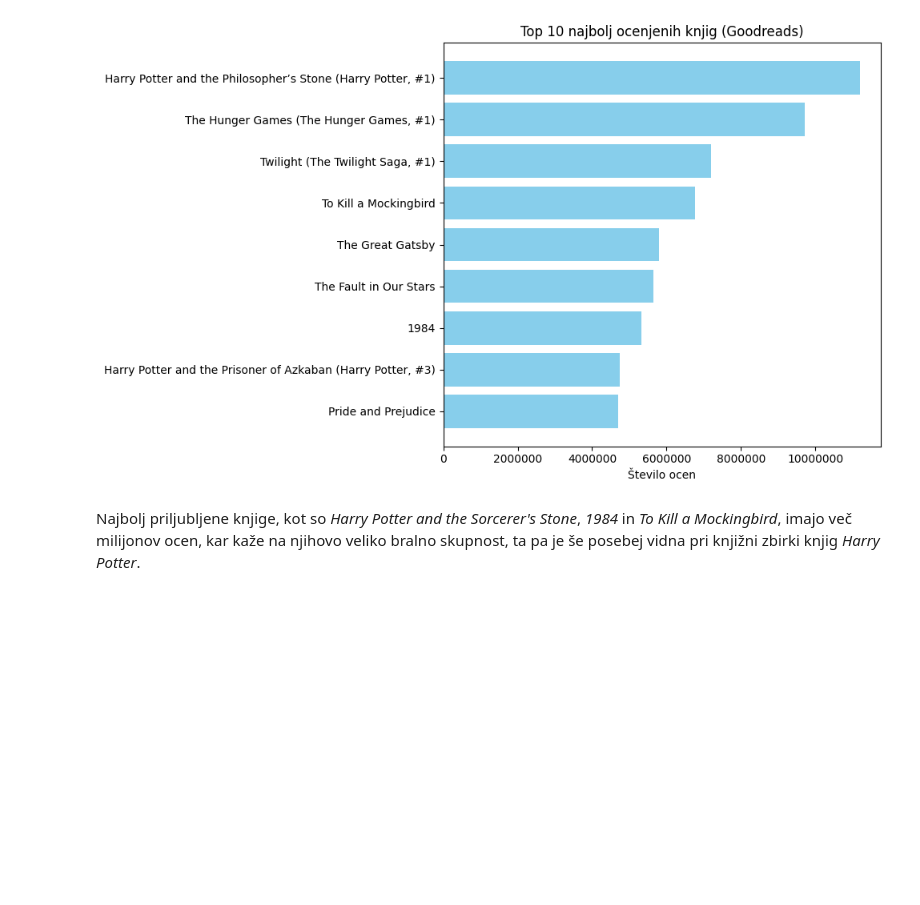
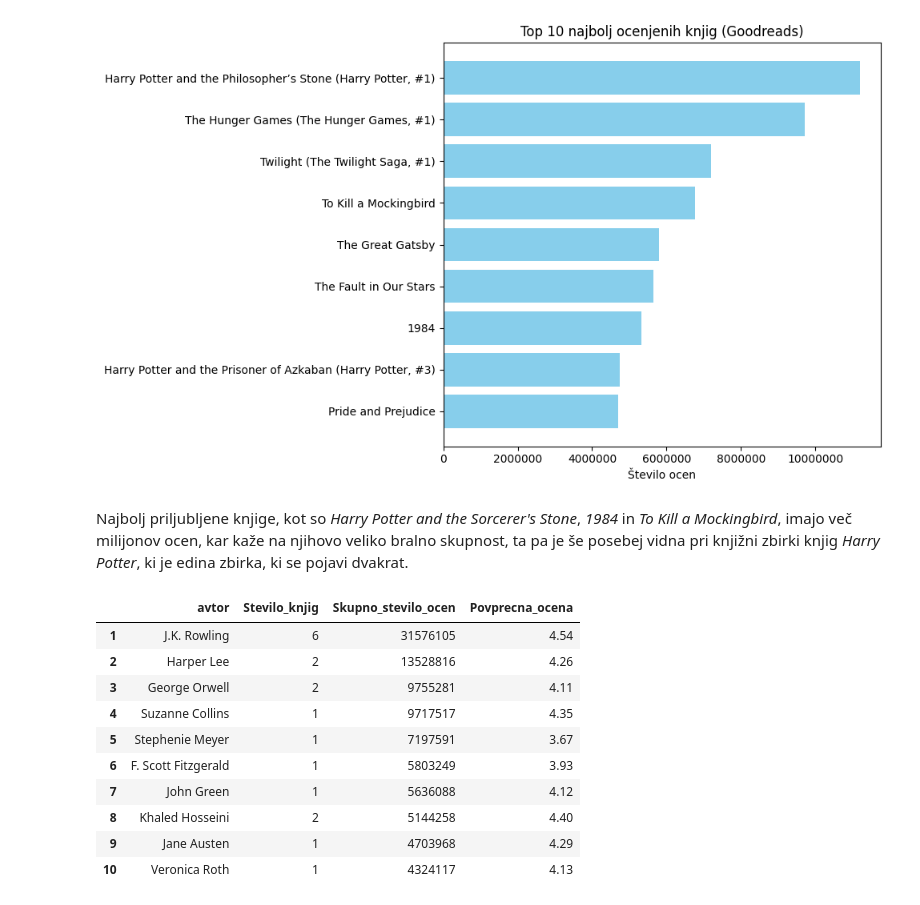
Before and after one commit to Anzevogric/uvp_projektna_naloga, a Jupyter notebook: notebooks/analiza.ipynb, the cells around one changed output. Drawn from its saved outputs; the diff is of its cells as text; code cells hidden in the pictures; blank space fills up the shorter version.

```diff
--- a/notebooks/analiza.ipynb
+++ b/notebooks/analiza.ipynb
@@ -101,4 +102,29 @@ plt.show()
 # %% [output]
 [figure]
 # %% [markdown]
-Najbolj priljubljene knjige, kot so *Harry Potter and the Sorcerer's Stone*, *1984* in *To Kill a Mockingbird*, imajo več milijonov ocen, kar kaže na njihovo veliko bralno skupnost, ta pa je še posebej vidna pri knjižni zbirki knjig *Harry Potter*.
+Najbolj priljubljene knjige, kot so *Harry Potter and the Sorcerer's Stone*, *1984* in *To Kill a Mockingbird*, imajo več milijonov ocen, kar kaže na njihovo veliko bralno skupnost, ta pa je še posebej vidna pri knjižni zbirki knjig *Harry Potter*, ki je edina zbirka, ki se pojavi dvakrat.
+# %%
+avtorji = (
+    df.groupby("avtor", as_index=False)
+    .agg(
+        Stevilo_knjig=("naslov", "count"),
+        Skupno_stevilo_ocen=("število ocen", "sum"),
+        Povprecna_ocena=("povprečna ocena", "mean")
+    )
+)
+avtorji["Povprecna_ocena"] = avtorji["Povprecna_ocena"].round(2)
+top10_avtorjev = avtorji.sort_values("Skupno_stevilo_ocen", ascending=False).head(10)
+top10_avtorjev.index = range(1, len(top10_avtorjev) + 1)
+top10_avtorjev
+# %% [output]
+|  | avtor | Stevilo_knjig | Skupno_stevilo_ocen | Povprecna_ocena |
+| 1 | J.K. Rowling | 6 | 31576105 | 4.54 |
+| 2 | Harper Lee | 2 | 13528816 | 4.26 |
+| 3 | George Orwell | 2 | 9755281 | 4.11 |
+| 4 | Suzanne Collins | 1 | 9717517 | 4.35 |
+| 5 | Stephenie Meyer | 1 | 7197591 | 3.67 |
+| 6 | F. Scott Fitzgerald | 1 | 5803249 | 3.93 |
+| 7 | John Green | 1 | 5636088 | 4.12 |
+| 8 | Khaled Hosseini | 2 | 5144258 | 4.40 |
+| 9 | Jane Austen | 1 | 4703968 | 4.29 |
+| 10 | Veronica Roth | 1 | 4324117 | 4.13 |
```
Also changed, not shown: parts of 6 cells of this notebook.
